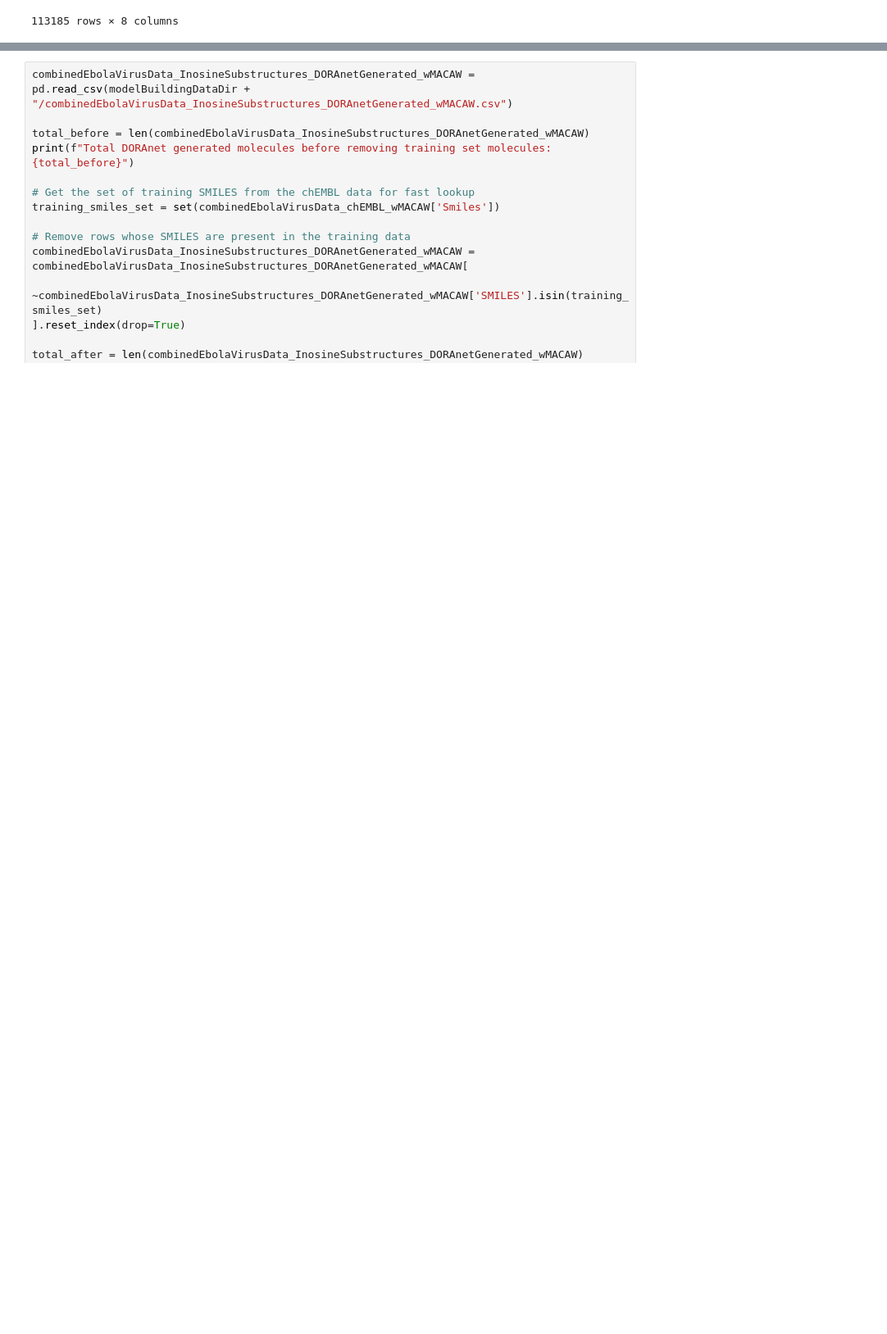
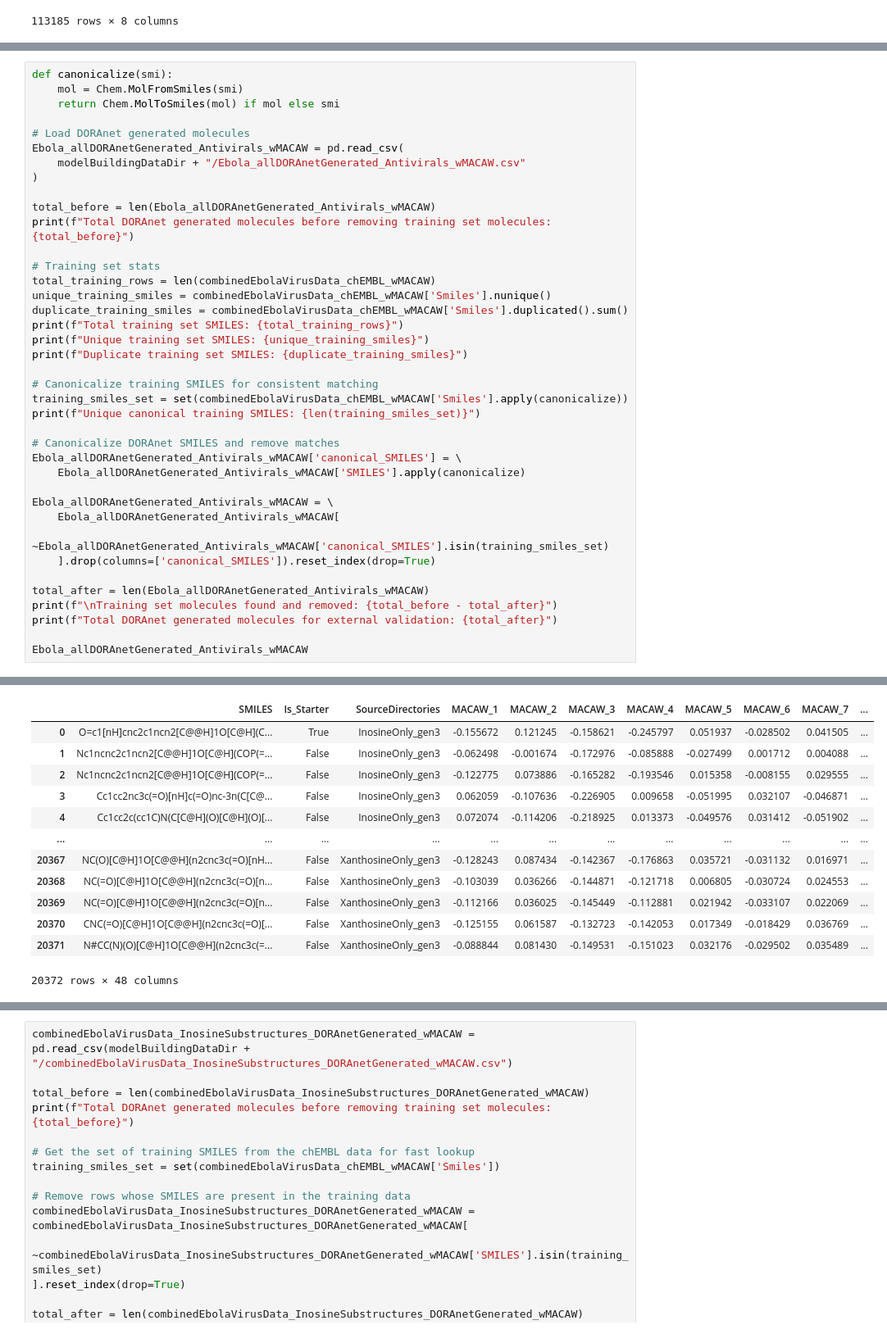
Before and after one commit to soumyadeepghosh35/DTRA_ART, a Jupyter notebook: DTRA_project_notebooks/Step5_ART_Ebola.ipynb, the cells around one changed output, grey strips where cells are left out. Shown at 82% size. Cells and saved outputs as stored; diff of their text form; blank space fills up the shorter version.

```diff
--- a/DTRA_project_notebooks/Step5_ART_Ebola.ipynb
+++ b/DTRA_project_notebooks/Step5_ART_Ebola.ipynb
@@ -300,0 +300,40 @@ Predictions saved with uncertainty estimates
+# %%
+def canonicalize(smi):
+    mol = Chem.MolFromSmiles(smi)
+    return Chem.MolToSmiles(mol) if mol else smi
+
+# Load DORAnet generated molecules
+Ebola_allDORAnetGenerated_Antivirals_wMACAW = pd.read_csv(
+    modelBuildingDataDir + "/Ebola_allDORAnetGenerated_Antivirals_wMACAW.csv"
+)
+
+total_before = len(Ebola_allDORAnetGenerated_Antivirals_wMACAW)
+print(f"Total DORAnet generated molecules before removing training set molecules: {total_before}")
+
+# Training set stats
+total_training_rows = len(combinedEbolaVirusData_chEMBL_wMACAW)
+unique_training_smiles = combinedEbolaVirusData_chEMBL_wMACAW['Smiles'].nunique()
+duplicate_training_smiles = combinedEbolaVirusData_chEMBL_wMACAW['Smiles'].duplicated().sum()
+print(f"Total training set SMILES: {total_training_rows}")
+print(f"Unique training set SMILES: {unique_training_smiles}")
+print(f"Duplicate training set SMILES: {duplicate_training_smiles}")
+
+# Canonicalize training SMILES for consistent matching
+training_smiles_set = set(combinedEbolaVirusData_chEMBL_wMACAW['Smiles'].apply(canonicalize))
+print(f"Unique canonical training SMILES: {len(training_smiles_set)}")
+
+# Canonicalize DORAnet SMILES and remove matches
+Ebola_allDORAnetGenerated_Antivirals_wMACAW['canonical_SMILES'] = \
+    Ebola_allDORAnetGenerated_Antivirals_wMACAW['SMILES'].apply(canonicalize)
+
+Ebola_allDORAnetGenerated_Antivirals_wMACAW = \
+    Ebola_allDORAnetGenerated_Antivirals_wMACAW[
+        ~Ebola_allDORAnetGenerated_Antivirals_wMACAW['canonical_SMILES'].isin(training_smiles_set)
+    ].drop(columns=['canonical_SMILES']).reset_index(drop=True)
+
+total_after = len(Ebola_allDORAnetGenerated_Antivirals_wMACAW)
+print(f"\nTraining set molecules found and removed: {total_before - total_after}")
+print(f"Total DORAnet generated molecules for external validation: {total_after}")
+
+Ebola_allDORAnetGenerated_Antivirals_wMACAW
+# %% [output]
@@ -300,0 +348,13 @@ Predictions saved with uncertainty estimates
+|  | SMILES | Is_Starter | SourceDirectories | MACAW_1 | MACAW_2 | MACAW_3 | MACAW_4 | MACAW_5 | MACAW_6 | MACAW_7 | ... |
+| 0 | O=c1[nH]cnc2c1ncn2[C@@H]1O[C@H](C... | True | InosineOnly_gen3 | -0.155672 | 0.121245 | -0.158621 | -0.245797 | 0.051937 | -0.028502 | 0.041505 | ... |
+| 1 | Nc1ncnc2c1ncn2[C@@H]1O[C@H](COP(=... | False | InosineOnly_gen3 | -0.062498 | -0.001674 | -0.172976 | -0.085888 | -0.027499 | 0.001712 | 0.004088 | ... |
+| 2 | Nc1ncnc2c1ncn2[C@@H]1O[C@H](COP(=... | False | InosineOnly_gen3 | -0.122775 | 0.073886 | -0.165282 | -0.193546 | 0.015358 | -0.008155 | 0.029555 | ... |
+| 3 | Cc1cc2nc3c(=O)[nH]c(=O)nc-3n(C[C@... | False | InosineOnly_gen3 | 0.062059 | -0.107636 | -0.226905 | 0.009658 | -0.051995 | 0.032107 | -0.046871 | ... |
+| 4 | Cc1cc2c(cc1C)N(C[C@H](O)[C@H](O)[... | False | InosineOnly_gen3 | 0.072074 | -0.114206 | -0.218925 | 0.013373 | -0.049576 | 0.031412 | -0.051902 | ... |
+| ... | ... | ... | ... | ... | ... | ... | ... | ... | ... | ... | ... |
+| 20367 | NC(O)[C@H]1O[C@@H](n2cnc3c(=O)[nH... | False | XanthosineOnly_gen3 | -0.128243 | 0.087434 | -0.142367 | -0.176863 | 0.035721 | -0.031132 | 0.016971 | ... |
+| 20368 | NC(=O)[C@H]1O[C@@H](n2cnc3c(=O)[n... | False | XanthosineOnly_gen3 | -0.103039 | 0.036266 | -0.144871 | -0.121718 | 0.006805 | -0.030724 | 0.024553 | ... |
+| 20369 | NC(=O)[C@H]1O[C@@H](n2cnc3c(=O)[n... | False | XanthosineOnly_gen3 | -0.112166 | 0.036025 | -0.145449 | -0.112881 | 0.021942 | -0.033107 | 0.022069 | ... |
+| 20370 | CNC(=O)[C@H]1O[C@@H](n2cnc3c(=O)[... | False | XanthosineOnly_gen3 | -0.125155 | 0.061587 | -0.132723 | -0.142053 | 0.017349 | -0.018429 | 0.036769 | ... |
+| 20371 | N#CC(N)(O)[C@H]1O[C@@H](n2cnc3c(=... | False | XanthosineOnly_gen3 | -0.088844 | 0.081430 | -0.149531 | -0.151023 | 0.032176 | -0.029502 | 0.035489 | ... |
+20372 rows × 48 columns
```
Also changed, not shown: parts of 13 cells of this notebook.
